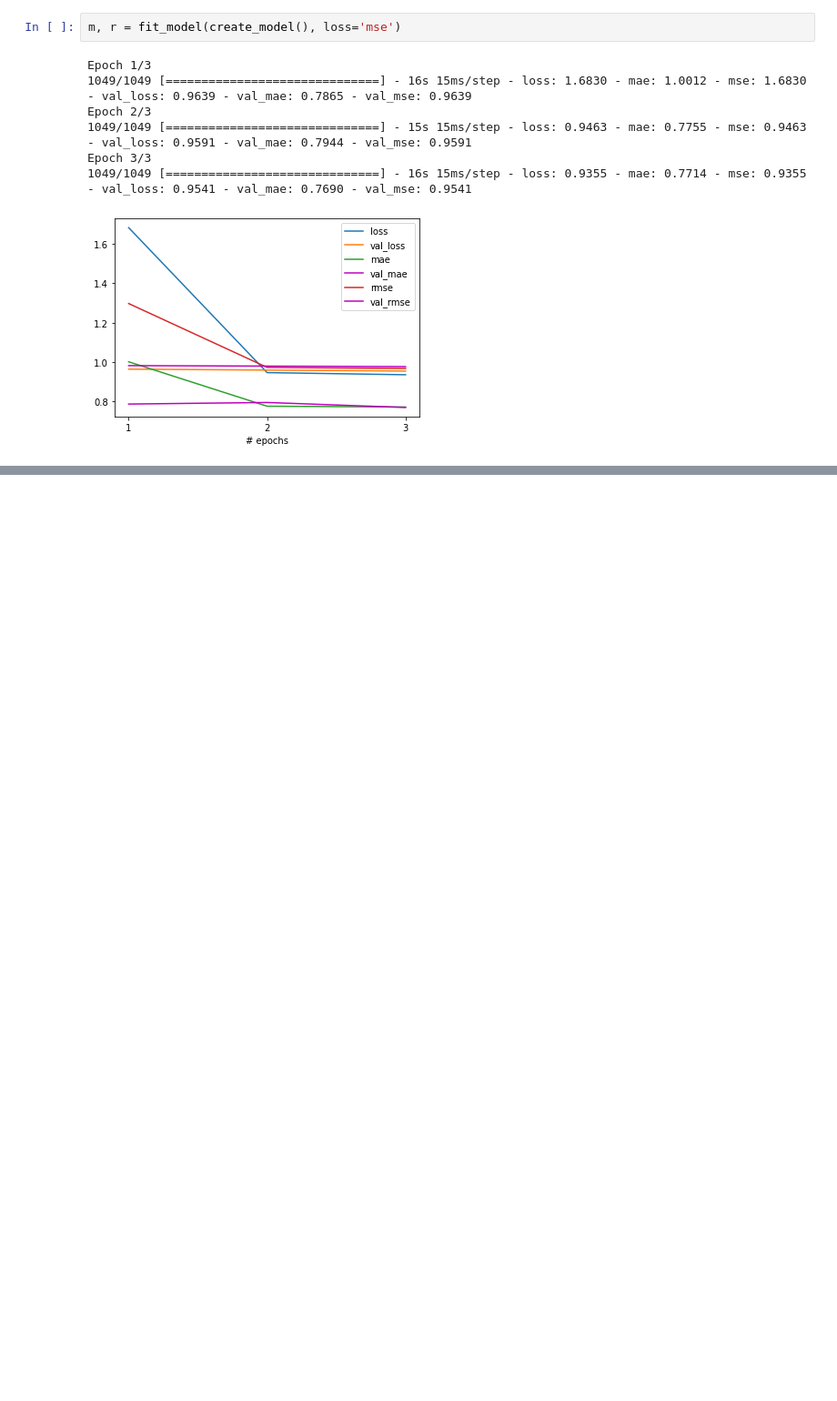
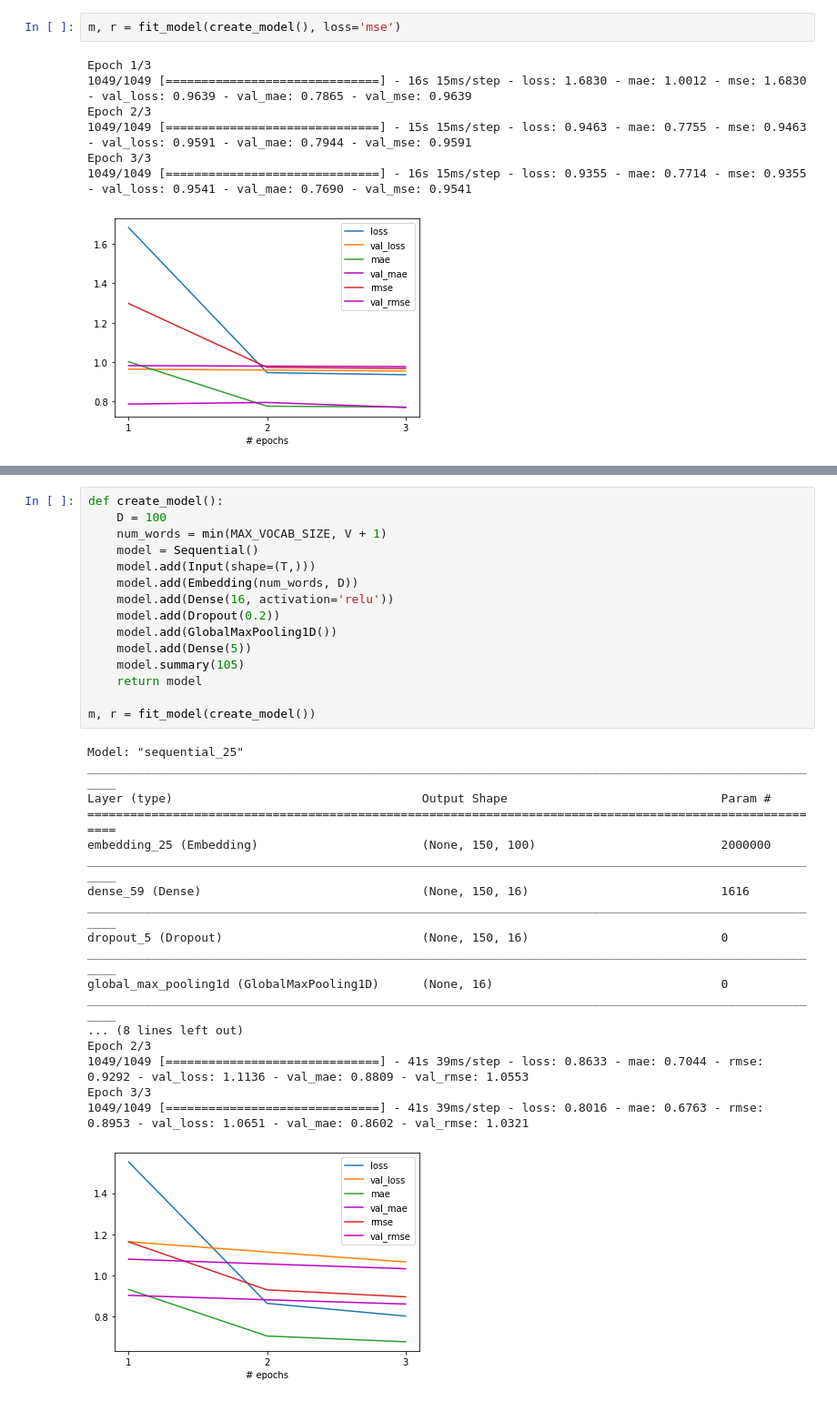
Before and after one commit to FishWith7sMemory/MAST30034-ADS-GroupProj, a Jupyter notebook: NLP.ipynb, the cells around one changed output, grey strips where cells are left out. Shown at 91% size. Drawn from its saved outputs; the diff is of its cells as text; blank space fills up the shorter version.

```diff
--- a/NLP.ipynb
+++ b/NLP.ipynb
@@ -148,0 +197,34 @@ Epoch 5/5
+# %%
+def create_model():
+    D = 100
+    num_words = min(MAX_VOCAB_SIZE, V + 1)
+    model = Sequential()
+    model.add(Input(shape=(T,)))
+    model.add(Embedding(num_words, D))
+    model.add(Dense(16, activation='relu'))
+    model.add(Dropout(0.2))
+    model.add(GlobalMaxPooling1D())
+    model.add(Dense(5))
+    model.summary(105)
+    return model
+
+m, r = fit_model(create_model())
+# %% [output]
+Model: "sequential_25"
+_________________________________________________________________________________________________________
+Layer (type)                                   Output Shape                              Param #
+=========================================================================================================
+embedding_25 (Embedding)                       (None, 150, 100)                          2000000
+_________________________________________________________________________________________________________
+dense_59 (Dense)                               (None, 150, 16)                           1616
+_________________________________________________________________________________________________________
+dropout_5 (Dropout)                            (None, 150, 16)                           0
+_________________________________________________________________________________________________________
+global_max_pooling1d (GlobalMaxPooling1D)      (None, 16)                                0
+_________________________________________________________________________________________________________
+... (8 lines left out)
+Epoch 2/3
+1049/1049 [==============================] - 41s 39ms/step - loss: 0.8633 - mae: 0.7044 - rmse: 0.9292 - val_loss: 1.1136 - val_mae: 0.8809 - val_rmse: 1.0553
+Epoch 3/3
+1049/1049 [==============================] - 41s 39ms/step - loss: 0.8016 - mae: 0.6763 - rmse: 0.8953 - val_loss: 1.0651 - val_mae: 0.8602 - val_rmse: 1.0321
+[figure, added]
```
Also changed, not shown: parts of 9 cells of this notebook.
